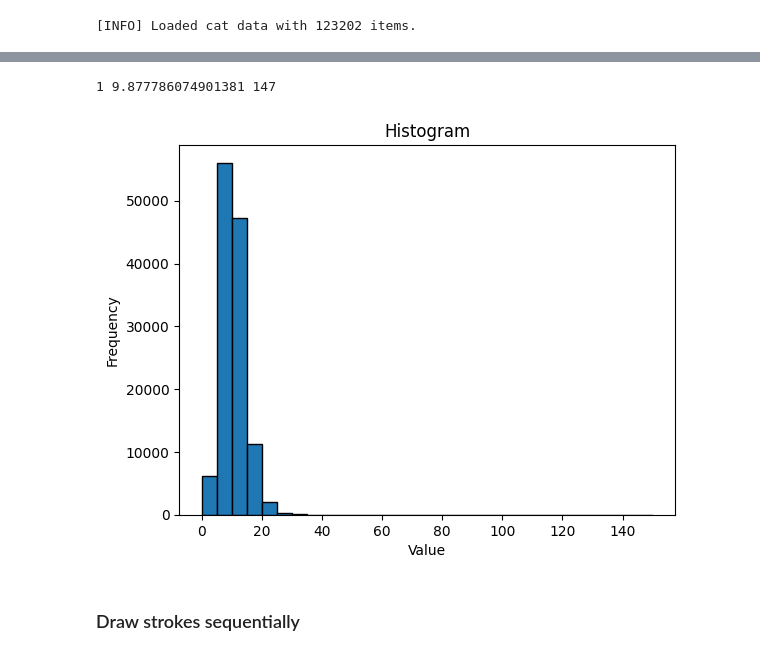
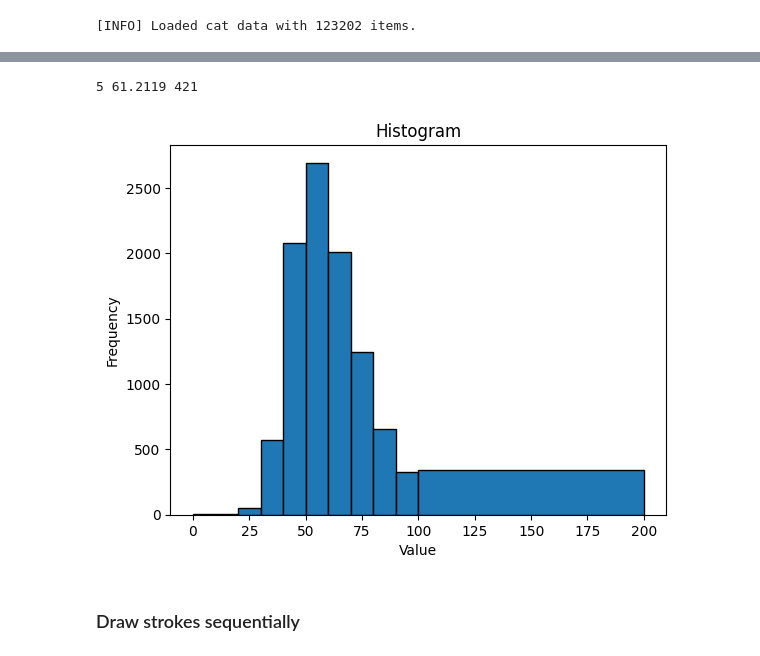
Before and after one commit to JaesukLim/CS492_Fin, a Jupyter notebook: load_data.ipynb, the cells around one changed output, grey strips where cells are left out. Drawn from its saved outputs; the diff is of its cells as text; code cells hidden in the pictures.

```diff
--- a/load_data.ipynb
+++ b/load_data.ipynb
@@ -57,23 +85,31 @@ print(f"[INFO] Loaded {category} data with {len(data)} items.")
 # %%
 import matplotlib.pyplot as plt
+import json
 lens = []
-for i in data:
-    lens.append(len(i['drawing']))
+
+with open("./sketch_data/cat/train_test_indices.json", "r") as f:
+    indices = json.load(f)
+
+for i in indices["train"]:
+    l = 0
+    for j in data[i]["drawing"]:
+        l += len(j[0])
+    lens.append(l)
 
 print(min(lens), np.mean(lens), max(lens))
 
-plt.hist(lens, bins=[0, 5, 10, 15, 20, 25, 30, 35, 40, 150], edgecolor='black')
+plt.hist(lens, bins=[0, 10, 20, 30, 40, 50, 60, 70, 80, 90, 100, 200], edgecolor='black')
 
 # Adding labels and title
 plt.xlabel('Value')
 plt.ylabel('Frequency')
 plt.title('Histogram')
 
 # Show the plot
 plt.show()
 # %% [output]
-1 9.877786074901381 147
+5 61.2119 421
-[figure, old version]
+[figure, new version]
 # %% [markdown]
 ### Draw strokes sequentially
 # %%
```
Also changed, not shown: parts of 3 cells of this notebook, 9 other files.
